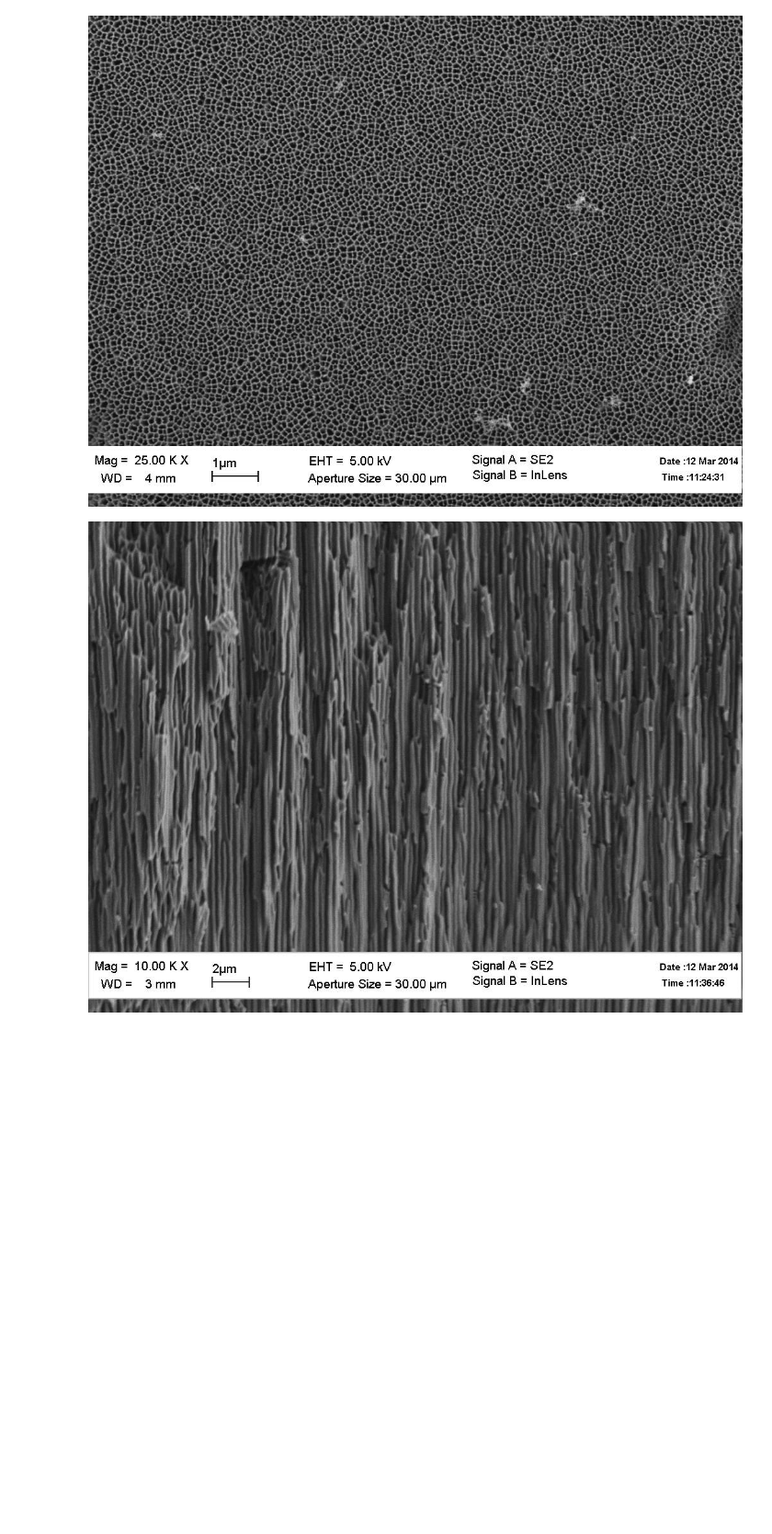
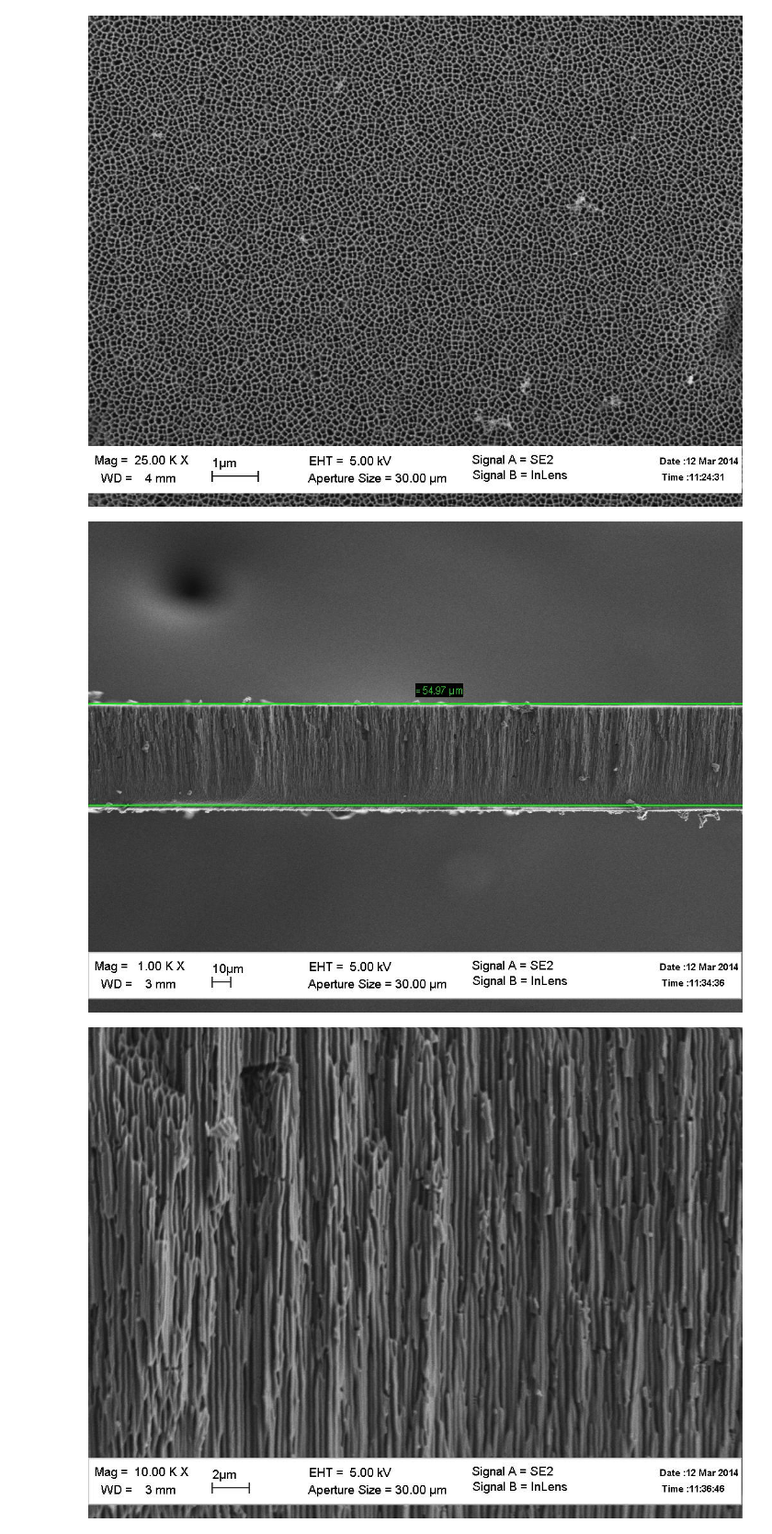
Before and after one commit to vdrhtc/CellDistinguisher, a Jupyter notebook: PIL_Test.ipynb, the cells around one changed output. Shown at 92% size. Cells and saved outputs as stored; diff of their text form; code cells hidden in the pictures; blank space fills up the shorter version.

```diff
--- a/PIL_Test.ipynb
+++ b/PIL_Test.ipynb
@@ -26,6 +26,10 @@ from IPython.display import Image
 Image('1_01.jpg')
 # %% [output]
 [figure]
+# %%
+Image('./1_07.jpg')
+# %% [output]
+[figure, added]
 # %%
 Image('1_09.jpg')
 # %% [output]
```
Also changed, not shown: parts of 46 cells of this notebook.
